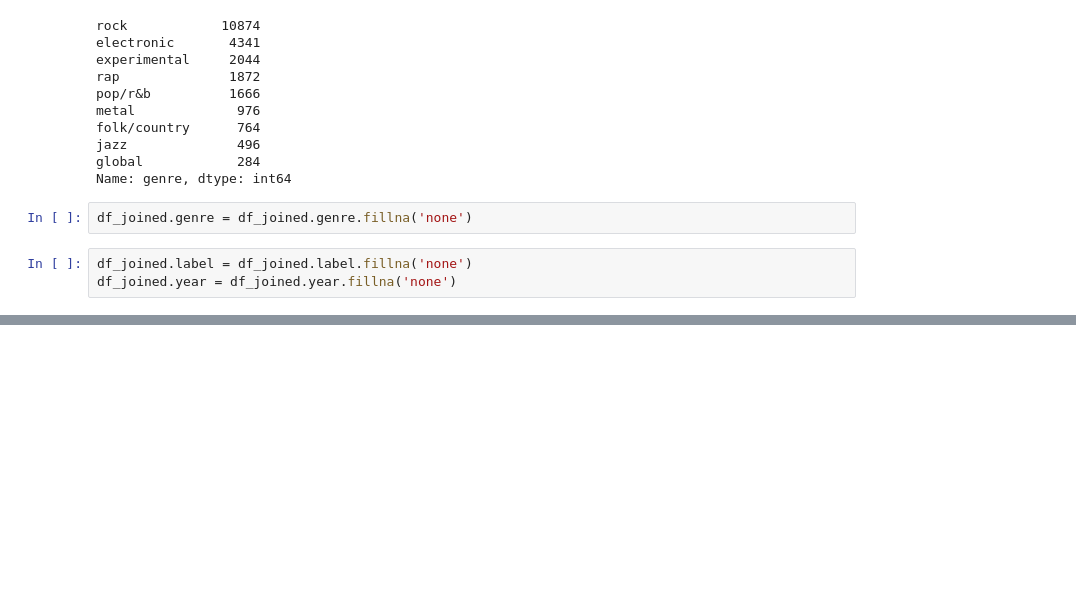
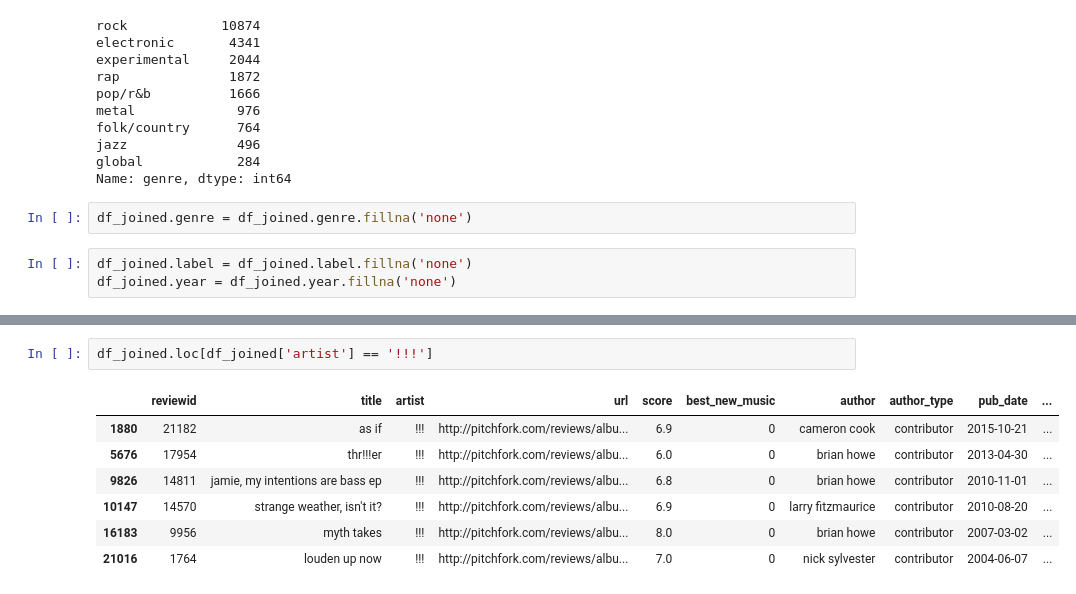
Before and after one commit to JonahFlateman/SQLproject, a Jupyter notebook: Untitled.ipynb, the cells around one changed output, grey strips where cells are left out. Drawn from its saved outputs; the diff is of its cells as text; blank space fills up the shorter version.

```diff
--- a/Untitled.ipynb
+++ b/Untitled.ipynb
@@ -275,0 +314,10 @@ df_joined.year = df_joined.year.fillna('none')
+# %%
+df_joined.loc[df_joined['artist'] == '!!!']
+# %% [output]
+|  | reviewid | title | artist | url | score | best_new_music | author | author_type | pub_date | ... |
+| 1880 | 21182 | as if | !!! | http://pitchfork.com/reviews/albu... | 6.9 | 0 | cameron cook | contributor | 2015-10-21 | ... |
+| 5676 | 17954 | thr!!!er | !!! | http://pitchfork.com/reviews/albu... | 6.0 | 0 | brian howe | contributor | 2013-04-30 | ... |
+| 9826 | 14811 | jamie, my intentions are bass ep | !!! | http://pitchfork.com/reviews/albu... | 6.8 | 0 | brian howe | contributor | 2010-11-01 | ... |
+| 10147 | 14570 | strange weather, isn't it? | !!! | http://pitchfork.com/reviews/albu... | 6.9 | 0 | larry fitzmaurice | contributor | 2010-08-20 | ... |
+| 16183 | 9956 | myth takes | !!! | http://pitchfork.com/reviews/albu... | 8.0 | 0 | brian howe | contributor | 2007-03-02 | ... |
+| 21016 | 1764 | louden up now | !!! | http://pitchfork.com/reviews/albu... | 7.0 | 0 | nick sylvester | contributor | 2004-06-07 | ... |
```
Also changed, not shown: parts of 4 cells of this notebook.
